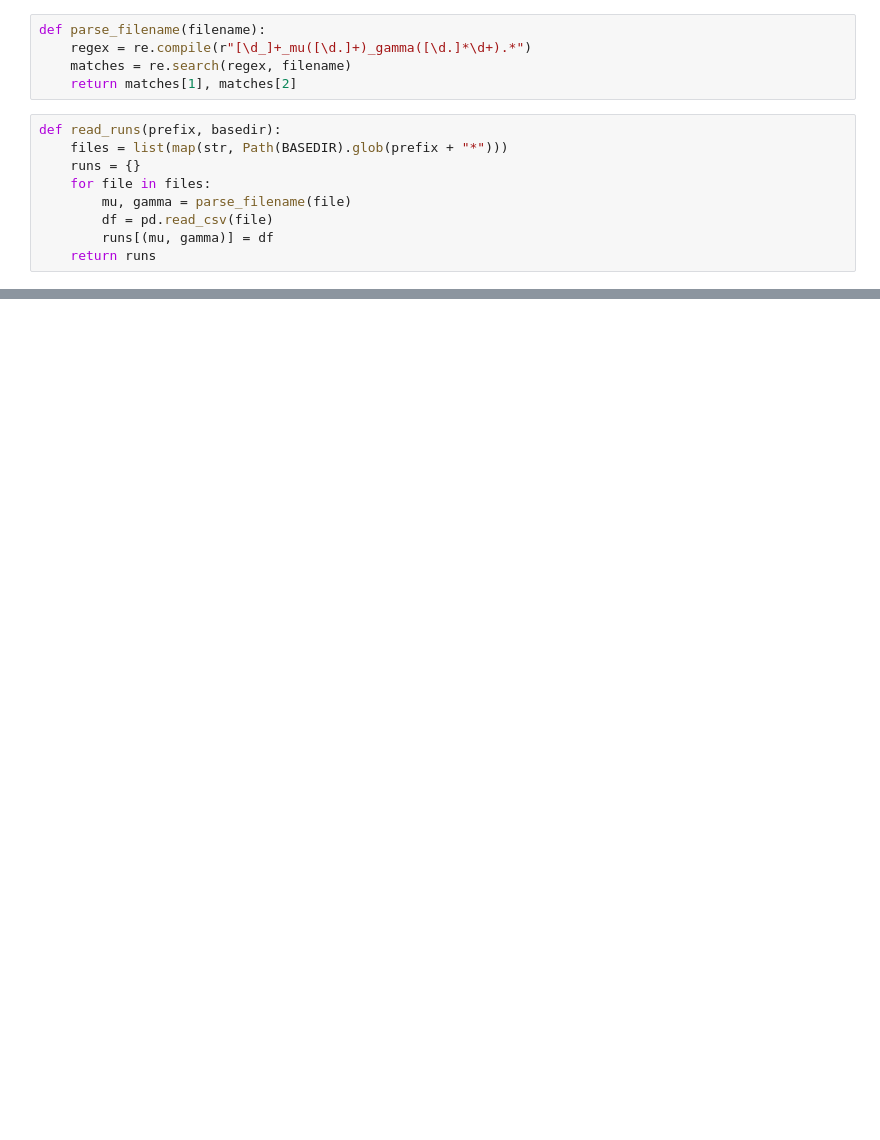
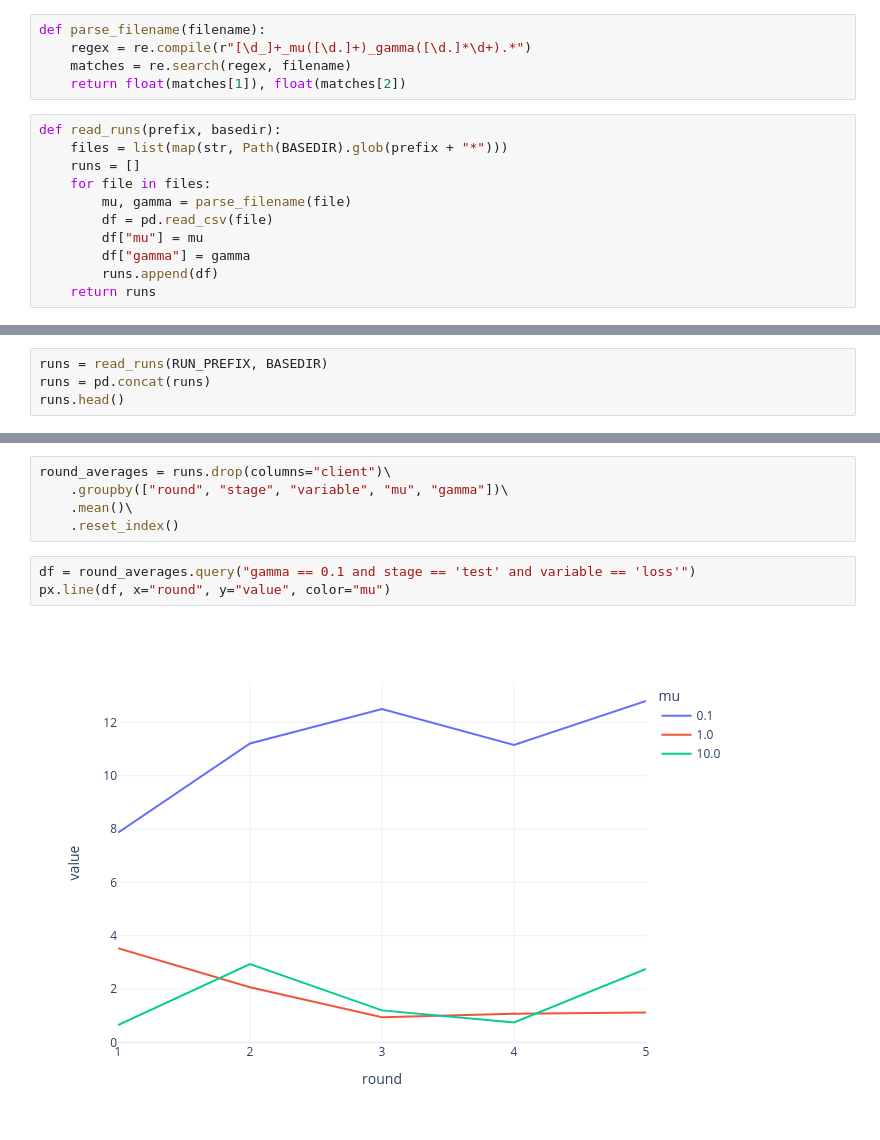
Before and after one commit to lmeinhold/client-benefit-contribution-cfl, a Jupyter notebook: notebooks/Run Evaluation.ipynb, the cells around one changed output, grey strips where cells are left out. Saved outputs shown, nothing was run; the diff lists cells and outputs as text; blank space fills up the shorter version.

```diff
--- a/notebooks/Run Evaluation.ipynb
+++ b/notebooks/Run Evaluation.ipynb
@@ -19,13 +17,15 @@ RUN_PREFIX = ("20231130_215541")
 def parse_filename(filename):
     regex = re.compile(r"[\d_]+_mu([\d.]+)_gamma([\d.]*\d+).*")
     matches = re.search(regex, filename)
-    return matches[1], matches[2]
+    return float(matches[1]), float(matches[2])
 # %%
 def read_runs(prefix, basedir):
     files = list(map(str, Path(BASEDIR).glob(prefix + "*")))
-    runs = {}
+    runs = []
     for file in files:
         mu, gamma = parse_filename(file)
         df = pd.read_csv(file)
-        runs[(mu, gamma)] = df
+        df["mu"] = mu
+        df["gamma"] = gamma
+        runs.append(df)
     return runs
@@ -53,0 +32,4 @@ runs
+# %%
+runs = read_runs(RUN_PREFIX, BASEDIR)
+runs = pd.concat(runs)
+runs.head()
@@ -53,0 +43,10 @@ runs
+# %%
+round_averages = runs.drop(columns="client")\
+    .groupby(["round", "stage", "variable", "mu", "gamma"])\
+    .mean()\
+    .reset_index()
+# %%
+df = round_averages.query("gamma == 0.1 and stage == 'test' and variable == 'loss'")
+px.line(df, x="round", y="value", color="mu")
+# %% [output]
+[figure, added]
```
Also changed, not shown: parts of 5 cells of this notebook, 15 other files.
